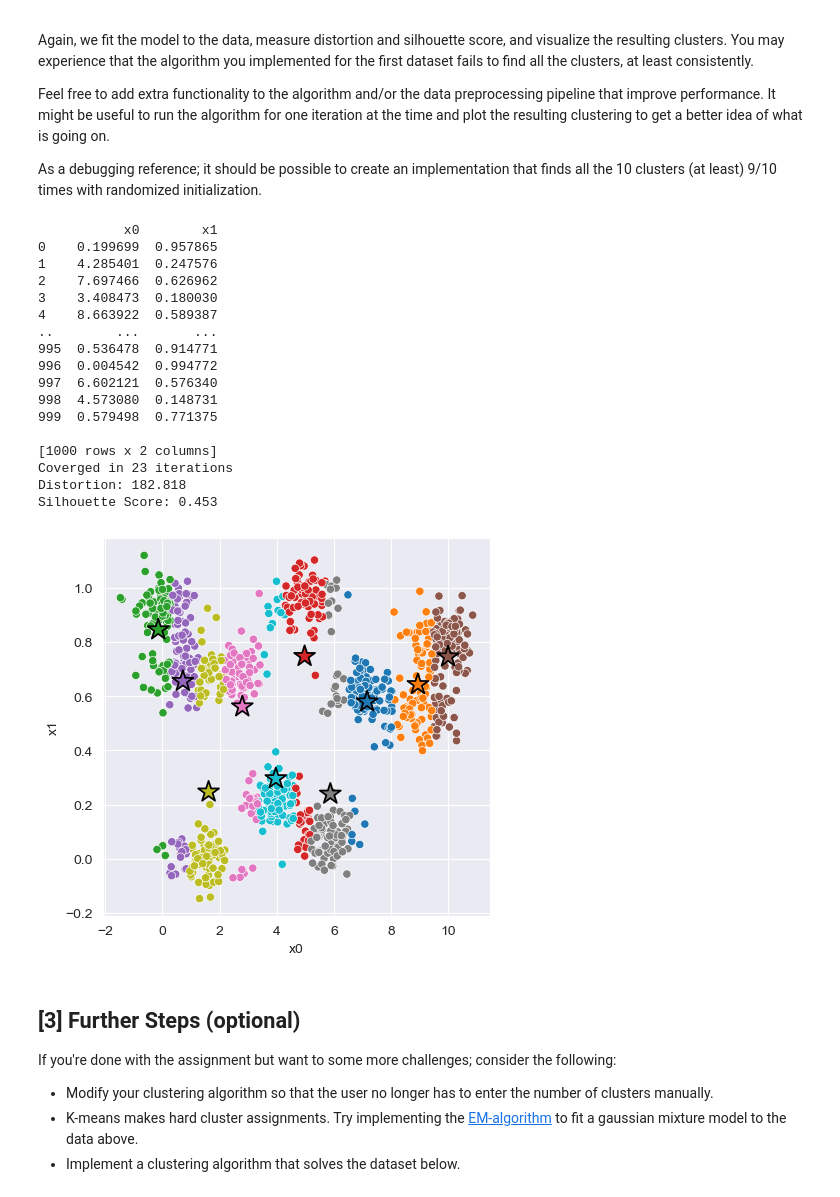
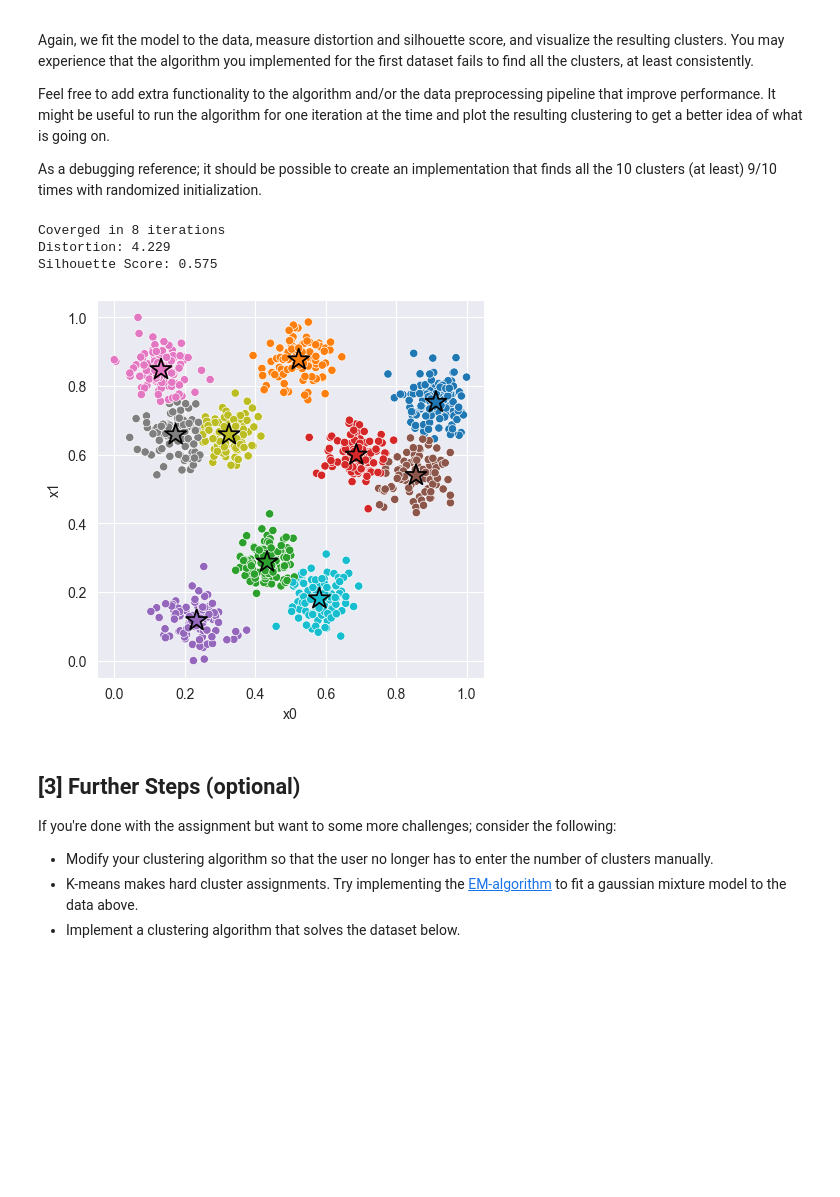
Before and after one commit to fredrvaa/tdt4173-2021-task-1, a Jupyter notebook: k_means/experiment.ipynb, the cells around one changed output. Saved outputs shown, nothing was run; the diff lists cells and outputs as text; code cells hidden in the pictures; blank space fills up the shorter version.

Commit message:
Add data normalization

```diff
--- a/k_means/experiment.ipynb
+++ b/k_means/experiment.ipynb
@@ -126,45 +126,37 @@ Feel free to add extra functionality to the algorithm and/or the data preprocess
 
 As a debugging reference; it should be possible to create an implementation that finds all the 10 clusters (at least) 9/10 times with randomized initialization.
 # %%
+def normalize(df, feature, lower=0, upper=1):
+    df[feature] = (df[feature]-df[feature].min())/(df[feature].max()-df[feature].min()) * (upper - lower) + lower
+
 # Fit Model
 X = data_2[['x0', 'x1']]
-x0min, x0max = X['x0'].min(), X['x0'].max()
-X['x0'] = X['x0'].apply(lambda x0: (x0 - x0min) / (x0max - x0min))
-print(X)
-model_2 = km.KMeans(n_clusters=10)  # <-- Feel free to add hyperparameters
+
+# Normalize data
+normalize(X, 'x0')
+normalize(X, 'x1')
+
+# Fit model
+model_2 = km.KMeans(n_clusters = 10)  # <-- Feel free to add hyperparameters
 model_2.fit(X)
 
 # Compute Silhouette Score
 z = model_2.predict(X)
 print(f'Distortion: {km.euclidean_distortion(X, z) :.3f}')
 print(f'Silhouette Score: {km.euclidean_silhouette(X, z) :.3f}')
 
 # Plot cluster assignments
 C = model_2.get_centroids()
 K = len(C)
 _, ax = plt.subplots(figsize=(5, 5), dpi=100)
-sns.scatterplot(x='x0', y='x1', hue=z, hue_order=range(K2), palette='tab10', data=X, ax=ax);
-sns.scatterplot(x=C[:,0], y=C[:,1], hue=range(K2), palette='tab10', marker='*', s=250, edgecolor='black', ax=ax)
+sns.scatterplot(x='x0', y='x1', hue=z, hue_order=range(K), palette='tab10', data=X, ax=ax);
+sns.scatterplot(x=C[:,0], y=C[:,1], hue=range(K), palette='tab10', marker='*', s=250, edgecolor='black', ax=ax)
 ax.legend().remove();
 # %% [output]
-           x0        x1
-0    0.199699  0.957865
-1    4.285401  0.247576
-2    7.697466  0.626962
-3    3.408473  0.180030
-4    8.663922  0.589387
-..        ...       ...
-995  0.536478  0.914771
-996  0.004542  0.994772
-997  6.602121  0.576340
-998  4.573080  0.148731
-999  0.579498  0.771375
-
-[1000 rows x 2 columns]
-Coverged in 23 iterations
-Distortion: 182.818
-Silhouette Score: 0.453
+Coverged in 8 iterations
+Distortion: 4.229
+Silhouette Score: 0.575
-[figure, old version]
+[figure, new version]
 # %% [markdown]
 ## [3] Further Steps (optional)
 
```
Also changed, not shown: parts of 1 cell of this notebook, 1 other file.
